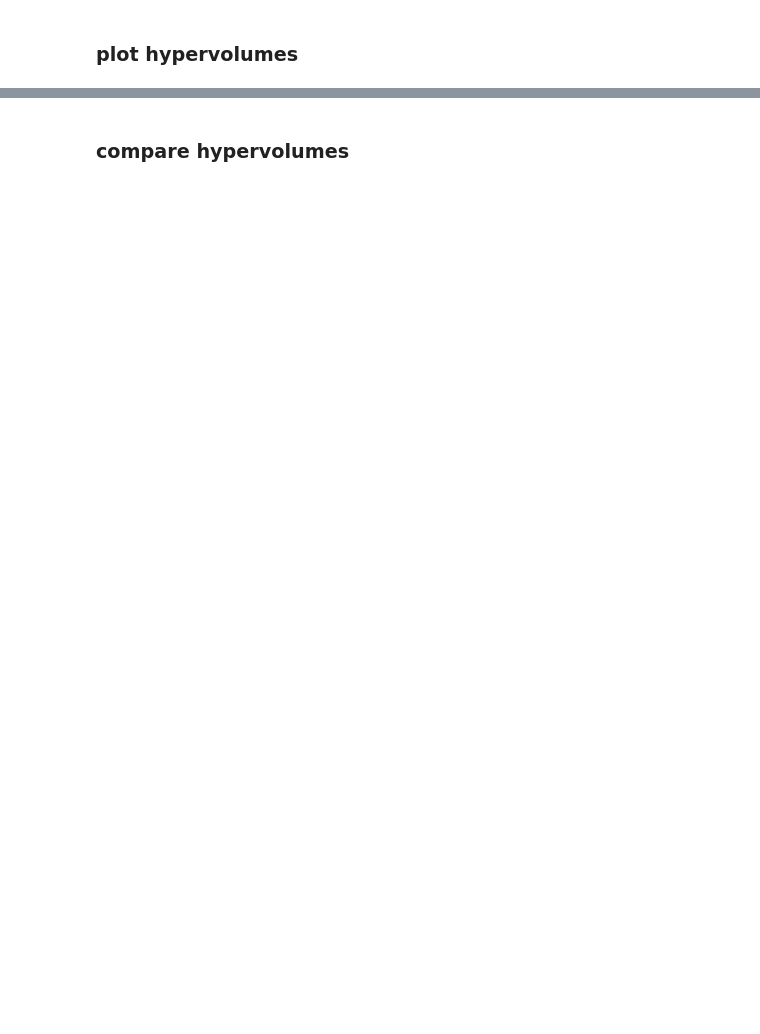
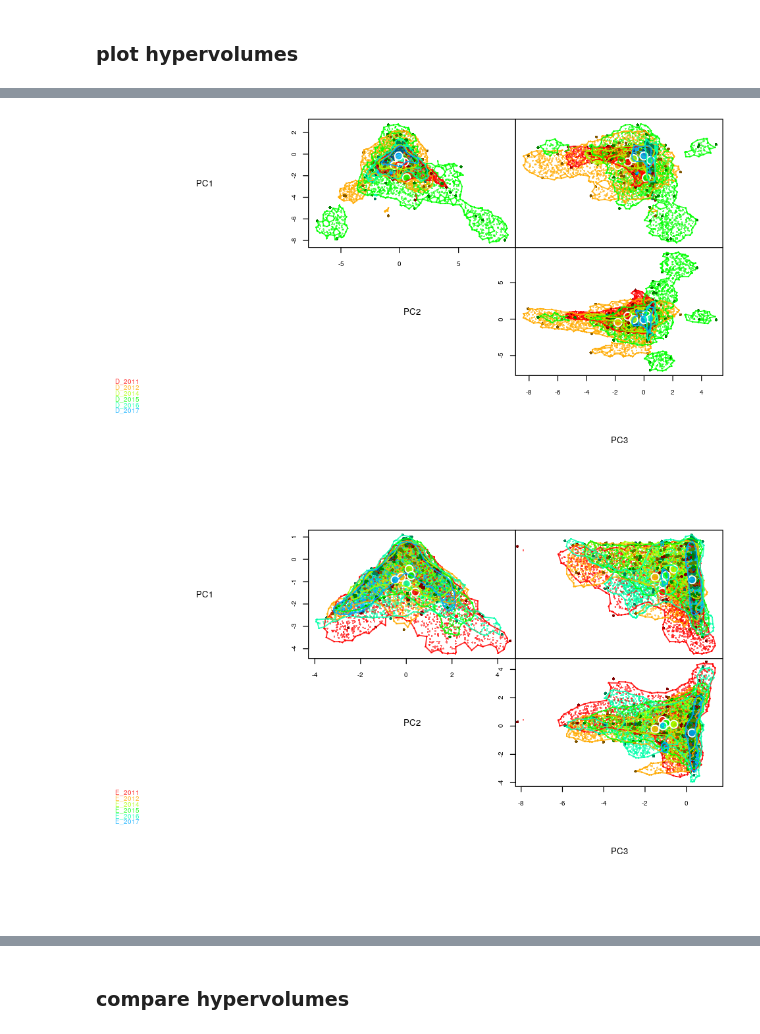
Before and after one commit to dbridg15/masters_project, a Jupyter notebook: Code/comparing_hypervolumes.ipynb, the cells around one changed output, grey strips where cells are left out. Cells and saved outputs as stored; diff of their text form; code cells hidden in the pictures; blank space fills up the shorter version.

```diff
--- a/Code/comparing_hypervolumes.ipynb
+++ b/Code/comparing_hypervolumes.ipynb
@@ -90,0 +84,4 @@ Comparing Hypervolume 40  of  40 :  VJR_P2-P3
+# %%
+hvs_rslts_mamls@compare
+plot_hvs(hvs_rslts_mamls)
+# %% [output]
@@ -90,0 +105,2 @@ Comparing Hypervolume 40  of  40 :  VJR_P2-P3
+[figure, added]
+[figure, added]
```
Also changed, not shown: parts of 26 cells of this notebook, 3 other files.
